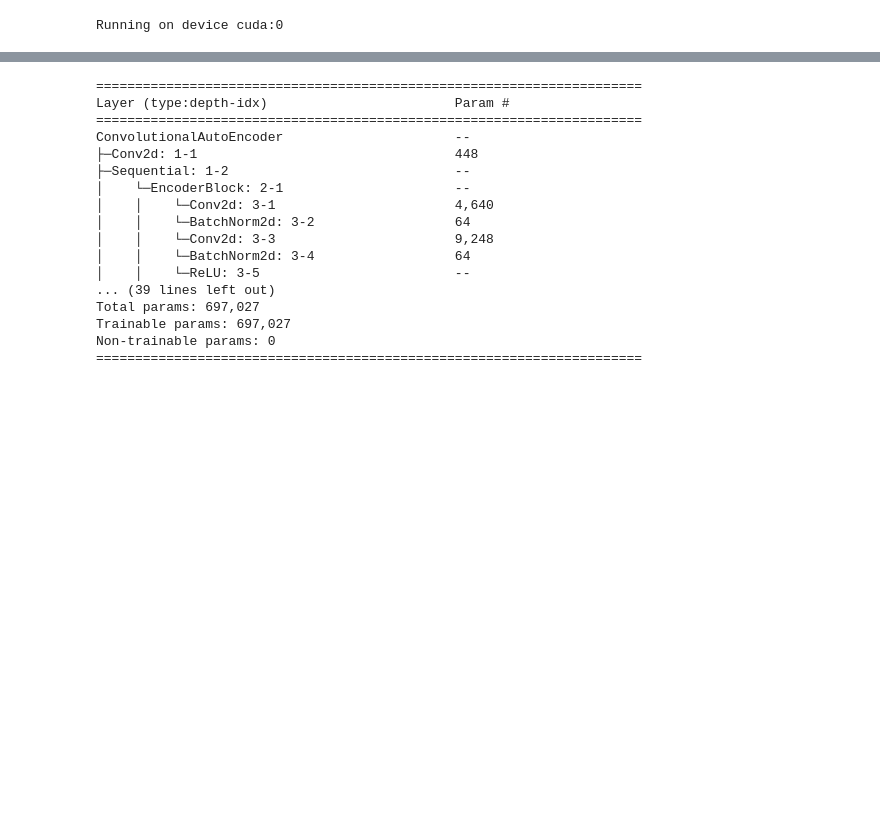
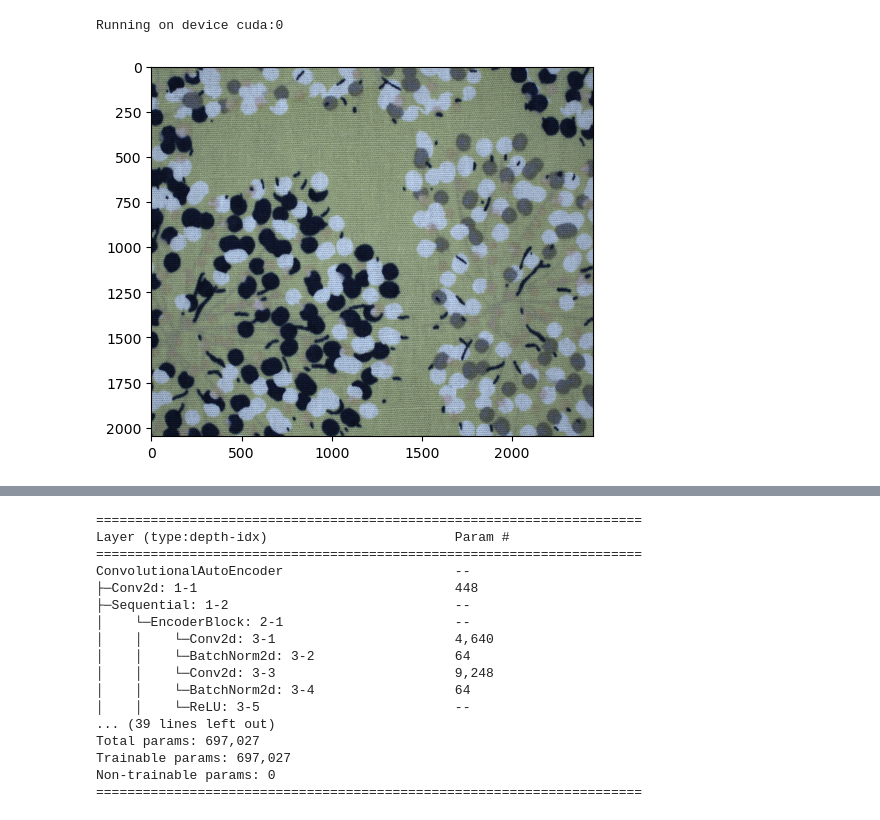
Before and after one commit to Gio-Formichella/FabricAnomalyDetection, a Jupyter notebook: main.ipynb, the cells around one changed output, grey strips where cells are left out. Cells and saved outputs as stored; diff of their text form; code cells hidden in the pictures; blank space fills up the shorter version.

```diff
--- a/main.ipynb
+++ b/main.ipynb
@@ -10,3 +10,15 @@ print(f"Running on device {device}")
 fix_random(42)
 # %% [output]
 Running on device cuda:0
+# %%
+import cv2
+import matplotlib.pyplot as plt
+
+img = cv2.imread(
+    "/media/gio/HDD/PythonProjects/CarpetAnomalyDetection/fabric/train/good/000_regular.png",
+    cv2.IMREAD_COLOR_RGB,
+)
+plt.imshow(img)
+plt.show()
+# %% [output]
+[figure, added]
```
Also changed, not shown: parts of 1 cell of this notebook, 1 other file.
